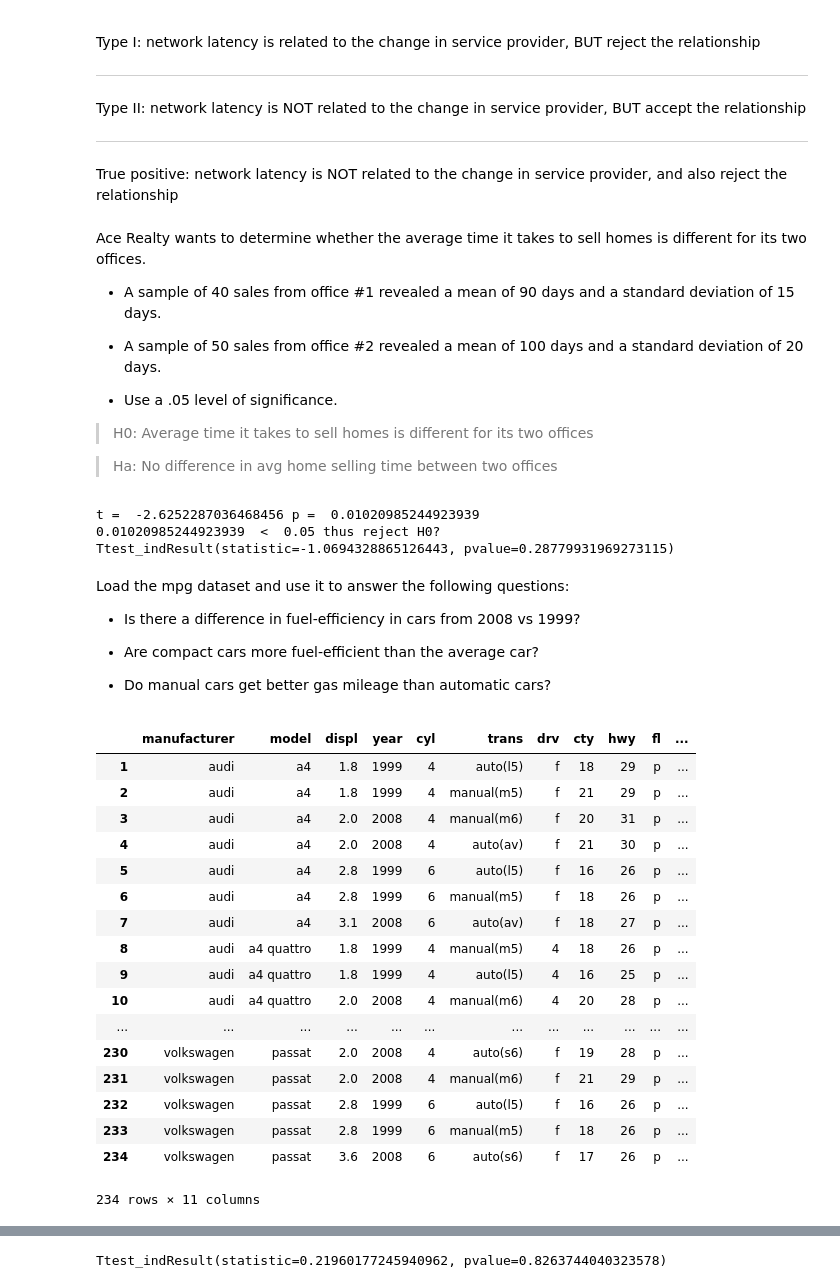
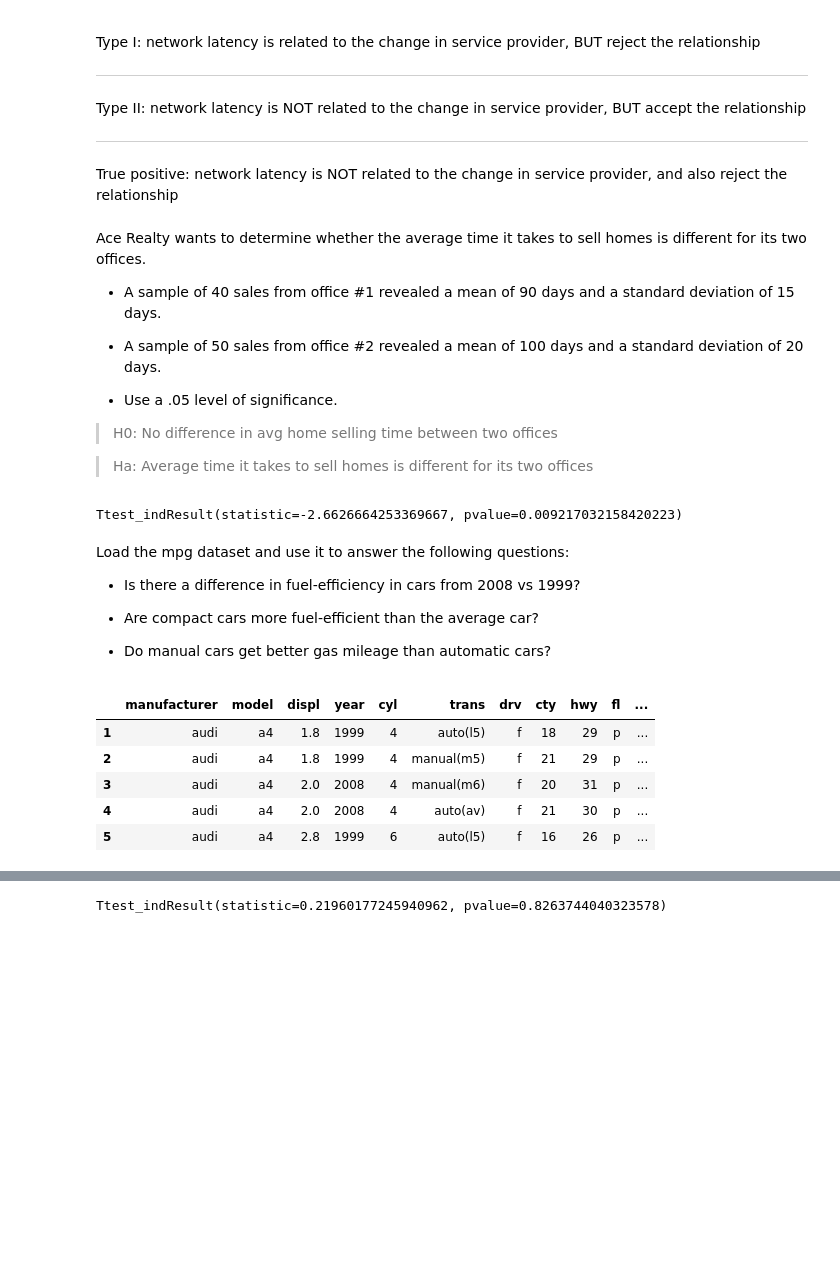
Before and after one commit to Jacqueline-A-Shay/statistics-exercises, a Jupyter notebook: hypothesis_testing.ipynb, the cells around one changed output, grey strips where cells are left out. Cells and saved outputs as stored; diff of their text form; code cells hidden in the pictures; blank space fills up the shorter version.

```diff
--- a/hypothesis_testing.ipynb
+++ b/hypothesis_testing.ipynb
@@ -80,50 +80,37 @@ import numpy as np
 import pandas as pd
 # %% [markdown]
 Ace Realty wants to determine whether the average time it takes to sell homes is different for its two offices.
-- A sample of 40 sales from office #1 revealed a mean of 90 days and a standard deviation of 15 days. <b>
+
+- A sample of 40 sales from office #1 revealed a mean of 90 days and a standard deviation of 15 days.
 
 
-- A sample of 50 sales from office #2 revealed a mean of 100 days and a standard deviation of 20 days. <b>
+- A sample of 50 sales from office #2 revealed a mean of 100 days and a standard deviation of 20 days.
 
 
-- Use a .05 level of significance. <b>
+- Use a .05 level of significance.
 
-> H0: Average time it takes to sell homes is different for its two offices <b>
+> H0: No difference in avg home selling time between two offices
 
-> Ha: No difference in avg home selling time between two offices
+> Ha: Average time it takes to sell homes is different for its two offices
 # %%
 dist_1 = stats.norm(90, 15).rvs(40)
 dist_2 = stats.norm(100,20).rvs(50)
 
-n1 = 40
-n2 = 50
+# n1 = 40
+# n2 = 50
 
-μ1 = 90
-μ2 = 100
+# μ1 = 90
+# μ2 = 100
 
-σ1 = 15
-σ2 = 20
+# σ1 = 15
+# σ2 = 20
 
-α = 0.05
+# α = 0.05
+
+print(stats.ttest_ind(dist_1, dist_2))
+# Reject H0, Average time is different, p-value of 0.0092
+# %% [output]
+Ttest_indResult(statistic=-2.6626664253369667, pvalue=0.009217032158420223)
-# %%
-degf = n1 + n2 - 2
-
-s_p = sqrt(((n1 - 1) * σ1**2 + (n2 - 1) * σ2**2) / (n1 + n2 - 2))
-s_p
-
-standard_error = se = sqrt(σ1**2 / n1 + σ2**2 / n2)
-
-t = (μ1 - μ2) / (s_p * sqrt(1/n1 + 1/n2))
-t
-
-pval = stats.t(degf).cdf(t) * 2
-print("t = ",t, "p = ", pval)
-print(pval, " < ", α, "thus reject H0?")
-print(stats.ttest_ind(dist_1, dist_2))
-# %% [output]
-t =  -2.6252287036468456 p =  0.01020985244923939
-0.01020985244923939  <  0.05 thus reject H0?
-Ttest_indResult(statistic=-1.0694328865126443, pvalue=0.28779931969273115)
 # %% [markdown]
 Load the mpg dataset and use it to answer the following questions:
 
@@ -136,26 +123,14 @@ Load the mpg dataset and use it to answer the following questions:
 from pydataset import data
 # %%
 mpg = data("mpg")
-mpg
+mpg.head()
 # %% [output]
 |  | manufacturer | model | displ | year | cyl | trans | drv | cty | hwy | fl | ... |
 | 1 | audi | a4 | 1.8 | 1999 | 4 | auto(l5) | f | 18 | 29 | p | ... |
 | 2 | audi | a4 | 1.8 | 1999 | 4 | manual(m5) | f | 21 | 29 | p | ... |
 | 3 | audi | a4 | 2.0 | 2008 | 4 | manual(m6) | f | 20 | 31 | p | ... |
 | 4 | audi | a4 | 2.0 | 2008 | 4 | auto(av) | f | 21 | 30 | p | ... |
 | 5 | audi | a4 | 2.8 | 1999 | 6 | auto(l5) | f | 16 | 26 | p | ... |
-| 6 | audi | a4 | 2.8 | 1999 | 6 | manual(m5) | f | 18 | 26 | p | ... |
-| 7 | audi | a4 | 3.1 | 2008 | 6 | auto(av) | f | 18 | 27 | p | ... |
-| 8 | audi | a4 quattro | 1.8 | 1999 | 4 | manual(m5) | 4 | 18 | 26 | p | ... |
-| 9 | audi | a4 quattro | 1.8 | 1999 | 4 | auto(l5) | 4 | 16 | 25 | p | ... |
-| 10 | audi | a4 quattro | 2.0 | 2008 | 4 | manual(m6) | 4 | 20 | 28 | p | ... |
-| ... | ... | ... | ... | ... | ... | ... | ... | ... | ... | ... | ... |
-| 230 | volkswagen | passat | 2.0 | 2008 | 4 | auto(s6) | f | 19 | 28 | p | ... |
-| 231 | volkswagen | passat | 2.0 | 2008 | 4 | manual(m6) | f | 21 | 29 | p | ... |
-| 232 | volkswagen | passat | 2.8 | 1999 | 6 | auto(l5) | f | 16 | 26 | p | ... |
-| 233 | volkswagen | passat | 2.8 | 1999 | 6 | manual(m5) | f | 18 | 26 | p | ... |
-| 234 | volkswagen | passat | 3.6 | 2008 | 6 | auto(s6) | f | 17 | 26 | p | ... |
-234 rows × 11 columns
 # %% [markdown]
 Is there a difference in fuel-efficiency in cars from 2008 vs 1999?
 
```
Also changed, not shown: parts of 29 cells of this notebook.
